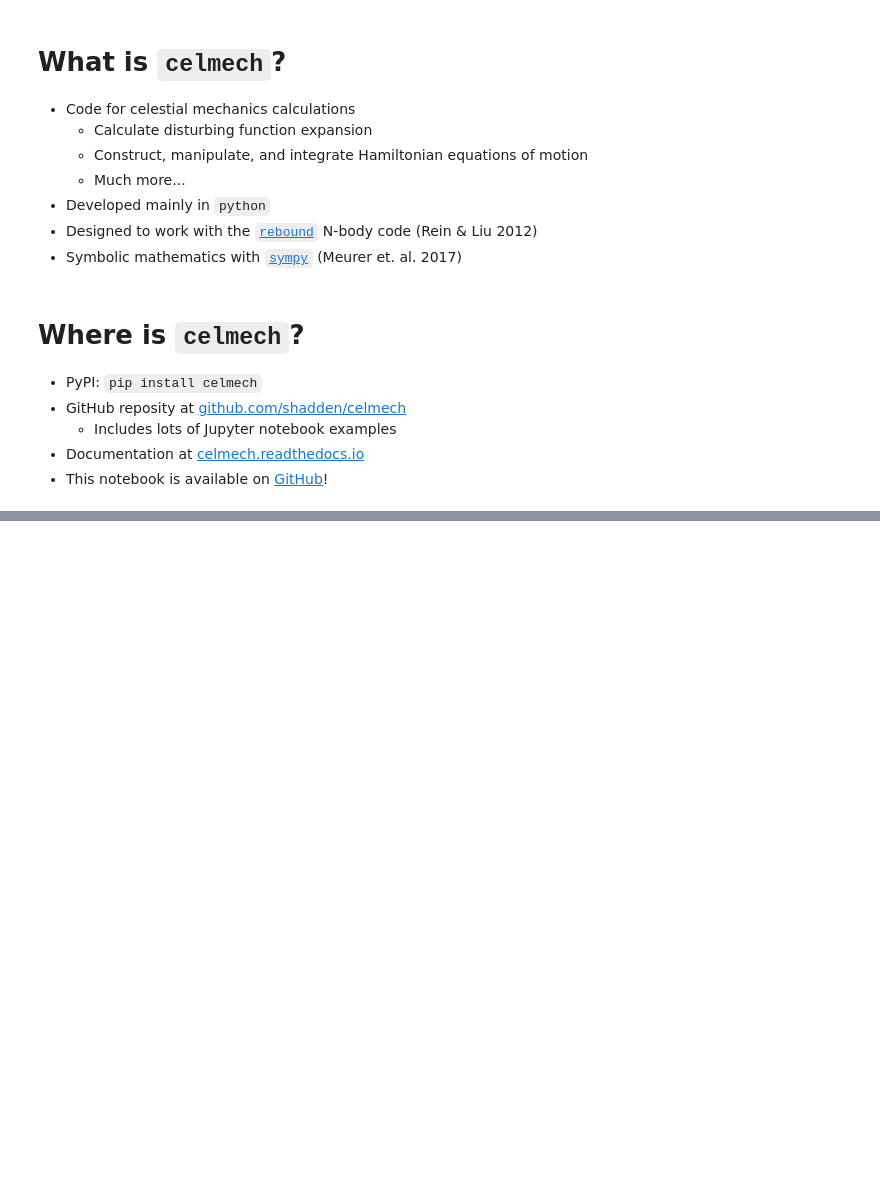
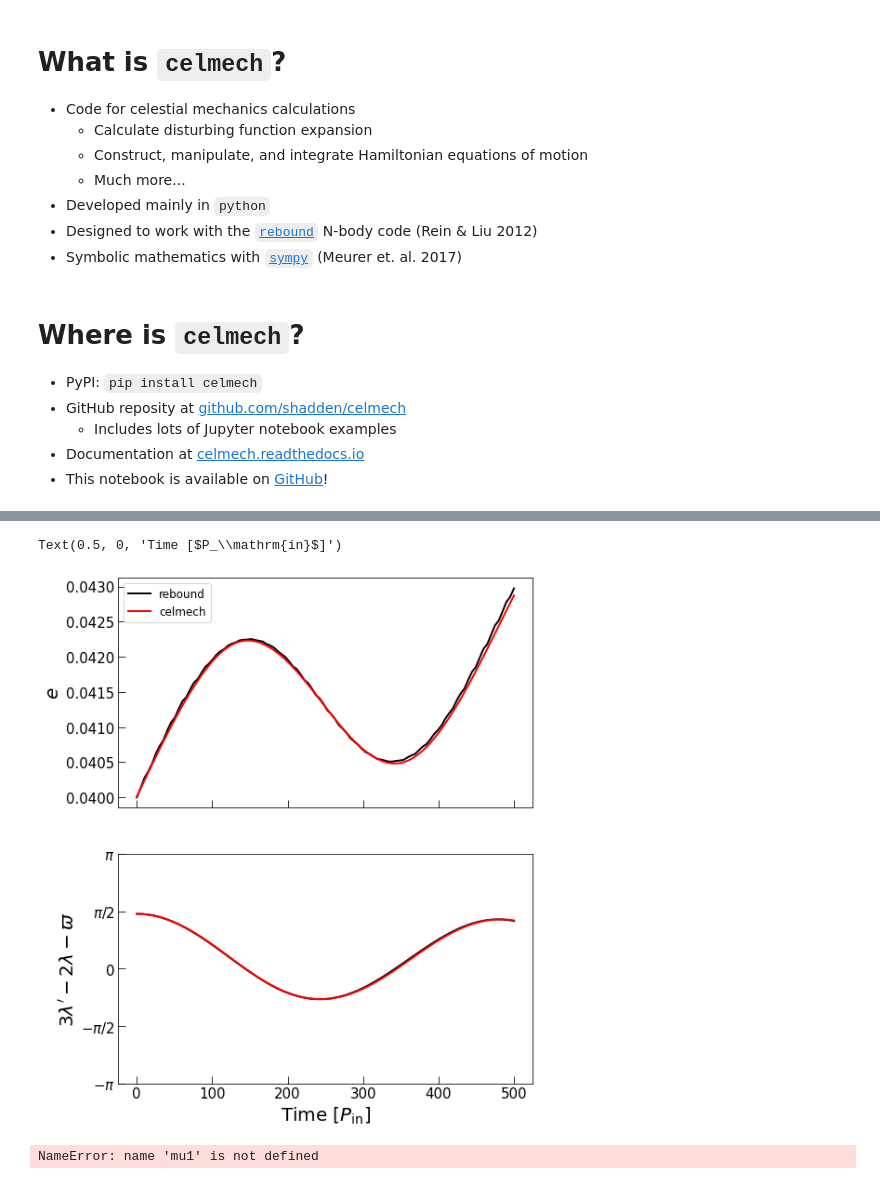
Before and after one commit to shadden/CelmechTutorial_SaoPauloState_Aug2022, a Jupyter notebook: CelmechTutorial_SaoPauloState_Aug2022.ipynb, the cells around one changed output, grey strips where cells are left out. Drawn from its saved outputs; the diff is of its cells as text; code cells hidden in the pictures; blank space fills up the shorter version.

```diff
--- a/CelmechTutorial_SaoPauloState_Aug2022.ipynb
+++ b/CelmechTutorial_SaoPauloState_Aug2022.ipynb
@@ -31,0 +309,35 @@ init_printing()
+# %%
+fig,ax = plt.subplots(2,1,sharex=True,figsize=(8,10))
+for a in ax:
+    plt.sca(a)
+    plt.tick_params(labelsize=15,direction='in',size=8)
+wrap2pi = lambda x: np.mod(x+np.pi,2*np.pi)-np.pi
+thetaIn_rebound = wrap2pi(thetaIn_rebound)
+thetaIn_celmech = wrap2pi(thetaIn_celmech)
+
+ax[0].plot(times,eIn_rebound,color='k',lw=2,label='rebound')
+ax[0].plot(times,eIn_celmech,color='r',lw=2,label='celmech')
+ax[0].set_ylabel(r"$e$",fontsize=20)
+ax[0].legend(fontsize=12)
+
+
+ax[1].plot(times,thetaIn_rebound,color='k',lw=2,label='rebound')
+ax[1].plot(times,thetaIn_celmech,color='r',lw=2,label='celmech')
+ax[1].set_ylim(-np.pi,np.pi)
+ax[1].set_yticks([-np.pi,-0.5*np.pi,0,0.5*np.pi,np.pi])
+ax[1].yaxis.set_ticklabels([r"$-\pi$",r"$-\pi/2$",r"$0$",r"$\pi/2$",r"$\pi$"])
+ax[1].set_ylabel(r"$3\lambda'-2\lambda-\varpi$",fontsize=20)
+ax[1].set_xlabel(r"Time [$P_\mathrm{in}$]",fontsize=20)
+# %% [output]
+Text(0.5, 0, 'Time [$P_\\mathrm{in}$]')
+[figure, added]
+# %%
+rule = {Lambda1:mu1*sp.sqrt(G*M1*a1) ,Lambda2:mu2*sp.sqrt(G*M2*a2)}
+mass_rule={M1:m1+mstar,M2:m2+mstar,mu1:m1*mstar/(m1 + mstar),mu2:m2*mstar/(m2 + mstar)}
+rule
+mass_rule
+Hp.H.subs(rule).subs(mass_rule)
+
+rule , Hp.H.subs(rule)
+# %% [output]
+NameError: name 'mu1' is not defined
```
Also changed, not shown: parts of 45 cells of this notebook.
